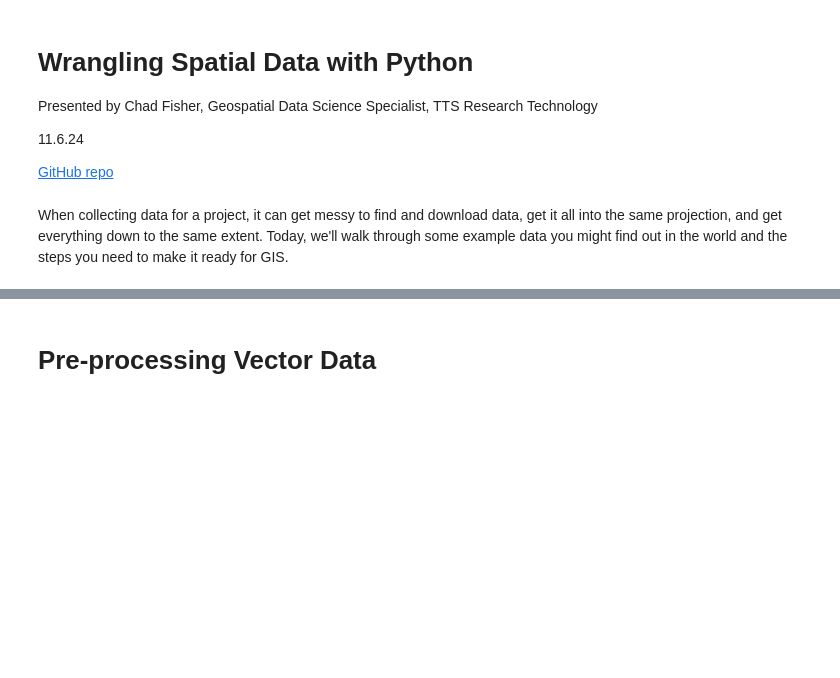
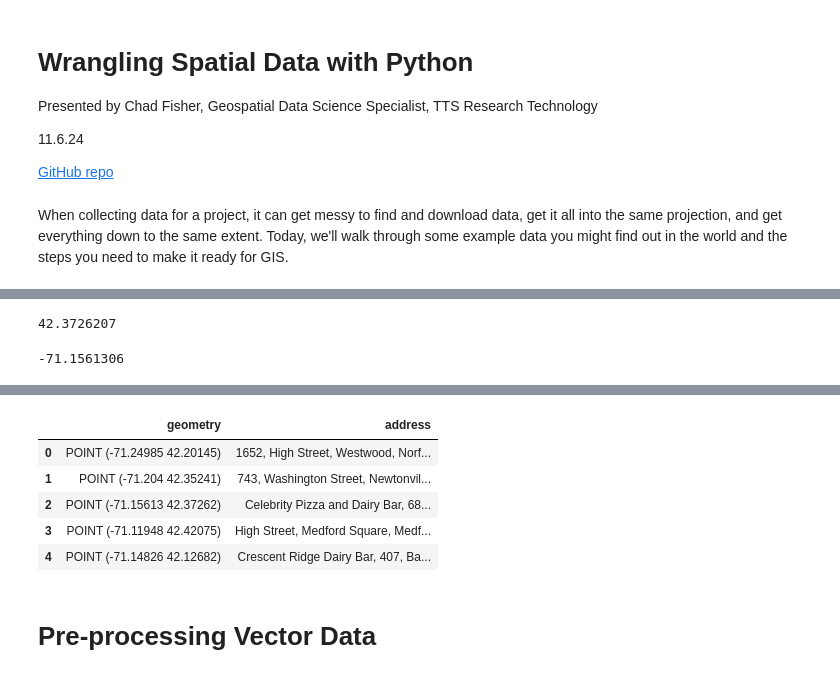
Before and after one commit to chad-fisher/SpatialDataScienceSandbox, a Jupyter notebook: Geoprocessing.ipynb, the cells around one changed output, grey strips where cells are left out. Drawn from its saved outputs; the diff is of its cells as text; code cells hidden in the pictures; blank space fills up the shorter version.

```diff
--- a/Geoprocessing.ipynb
+++ b/Geoprocessing.ipynb
@@ -11,0 +85,8 @@ When collecting data for a project, it can get messy to find and download data,
+# %%
+location.latitude
+# %% [output]
+42.3726207
+# %%
+location.longitude
+# %% [output]
+-71.1561306
@@ -11,0 +95,4 @@ When collecting data for a project, it can get messy to find and download data,
+# %%
+my_addresses=gpd.tools.geocode(my_data.Address,provider='nominatim', user_agent="my-geocoder")
+my_addresses
+# %% [output]
@@ -11,0 +101,6 @@ When collecting data for a project, it can get messy to find and download data,
+|  | geometry | address |
+| 0 | POINT (-71.24985 42.20145) | 1652, High Street, Westwood, Norf... |
+| 1 | POINT (-71.204 42.35241) | 743, Washington Street, Newtonvil... |
+| 2 | POINT (-71.15613 42.37262) | Celebrity Pizza and Dairy Bar, 68... |
+| 3 | POINT (-71.11948 42.42075) | High Street, Medford Square, Medf... |
+| 4 | POINT (-71.14826 42.12682) | Crescent Ridge Dairy Bar, 407, Ba... |
```
Also changed, not shown: parts of 19 cells of this notebook.
